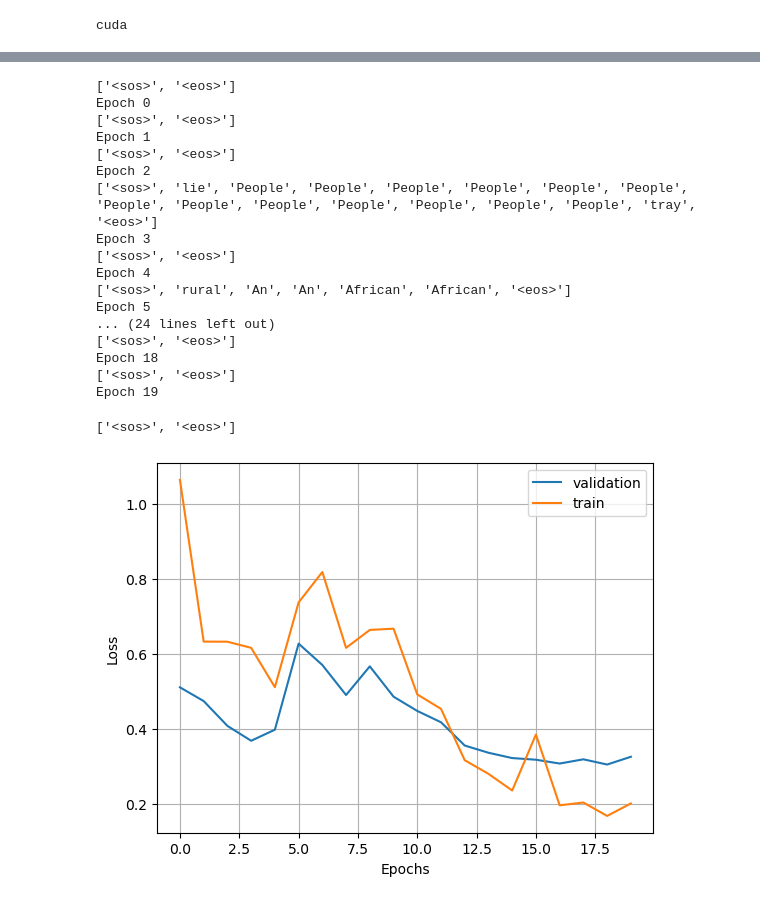
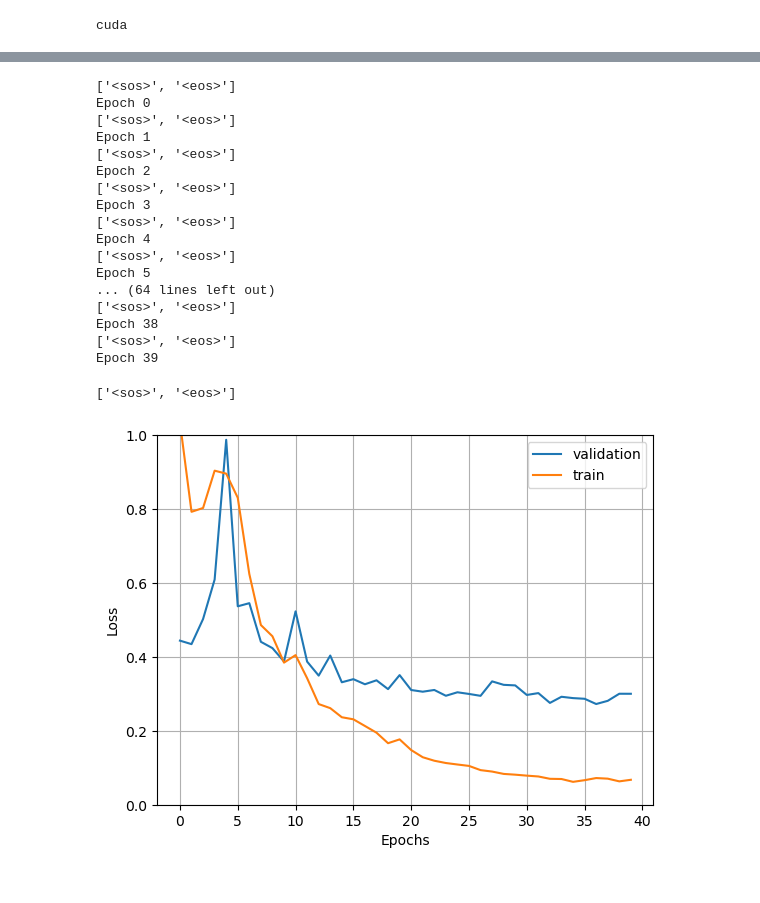
Before and after one commit to Temirkul/transformer-pytorch-from-scratch, a Jupyter notebook: transformer.ipynb, the cells around one changed output, grey strips where cells are left out. Saved outputs shown, nothing was run; the diff lists cells and outputs as text; code cells hidden in the pictures.

```diff
--- a/transformer.ipynb
+++ b/transformer.ipynb
@@ -336,7 +336,7 @@ device = torch.device('cuda' if torch.cuda.is_available() else 'cpu')
 print(device)
 
 # training hyperparams
-num_epochs = 20
+num_epochs = 40
 learning_rate = 5e-4
 batch_size = 4
 
@@ -385,7 +385,7 @@ def valid_loss_fn(model, valid_dataloader, valid_dataloader_length, loss_functio
     model.train()
     return loss/valid_dataloader_length
 
-def translate_sentence(model, sentence: str, max_length, device, vocab):  # translation is done using greedy decoding. Note that max_length must be less than max_seq_length
+def translate_sentence(model, sentence: str, max_length, device):  # translation is done using greedy decoding. Note that max_length must be less than max_seq_length
     model.eval()
     sentence = tensor_transform(vocab_ger(tokenize_ger(sentence))).unsqueeze(0).to(device)  # i also need to add a singleton batch dimension
     decoder_inputs_list = [sos_idx]
@@ -398,7 +398,7 @@ def translate_sentence(model, sentence: str, max_length, device, vocab):  # tran
             break
 
     token_ids = decoder_inputs[0, :].tolist()
-    itos = vocab.get_itos()
+    itos = vocab_eng.get_itos()
     tokens = [itos[token] for token in token_ids]
     model.train()
     return tokens  # returns a list of tokens
@@ -479,7 +479,7 @@ for epoch in range(num_epochs):
     train_loss[epoch] = np.mean(temp_arr)
     valid_loss[epoch] = valid_loss_fn(model, valid_dataloader, valid_dataloader_length, ce_loss, device)
 
-    print(translate_sentence(model, example_sentence, 50, device, vocab_eng))
+    print(translate_sentence(model, example_sentence, 50, device))
     print(f"Epoch {epoch}")
 # %% [output]
 ['<sos>', '<eos>']
@@ -488,15 +488,15 @@ Epoch 0
 Epoch 1
 ['<sos>', '<eos>']
 Epoch 2
-['<sos>', 'lie', 'People', 'People', 'People', 'People', 'People', 'People', 'People', 'People', 'People', 'People', 'People', 'People', 'People', 'tray', '<eos>']
+['<sos>', '<eos>']
 Epoch 3
 ['<sos>', '<eos>']
 Epoch 4
-['<sos>', 'rural', 'An', 'An', 'African', 'African', '<eos>']
+['<sos>', '<eos>']
 Epoch 5
-... (24 lines left out)
+... (64 lines left out)
 ['<sos>', '<eos>']
-Epoch 18
+Epoch 38
 ['<sos>', '<eos>']
-Epoch 19
+Epoch 39
 # %%
@@ -508,11 +508,12 @@ print(translate_sentence(model, train_example_sentence, 50, device, vocab_eng))
 # %%
 import matplotlib.pyplot as plt
 plt.plot(np.arange(num_epochs), valid_loss, label='validation')
 plt.plot(np.arange(num_epochs), train_loss, label='train')
 plt.xlabel('Epochs')
 plt.ylabel('Loss')
 plt.legend()
+plt.ylim(0, 1)
 plt.grid()
 plt.show()
 # %% [output]
-[figure, old version]
+[figure, new version]
```
Also changed, not shown: parts of 4 cells of this notebook.
